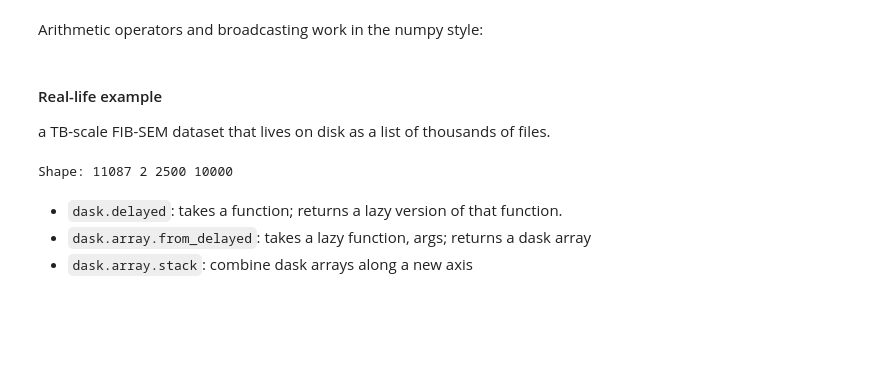
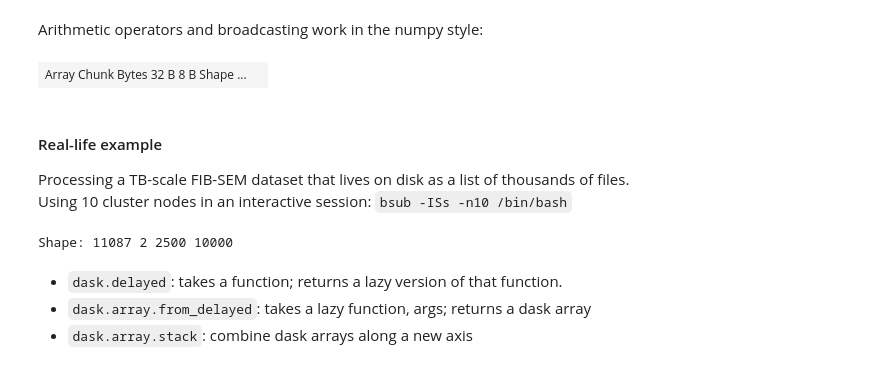
Before and after one commit to d-v-b/presentations, a Jupyter notebook: JaneliaSciComp_Jan132020/dask_demo.ipynb, the cells around one changed output. Saved outputs shown, nothing was run; the diff lists cells and outputs as text; code cells hidden in the pictures; blank space fills up the shorter version.

```diff
--- a/JaneliaSciComp_Jan132020/dask_demo.ipynb
+++ b/JaneliaSciComp_Jan132020/dask_demo.ipynb
@@ -36,12 +36,16 @@ Arithmetic operators and broadcasting work in the numpy style:
 # %%
 arr_small = da.random.randint(0, 255, size= (4,), chunks= (1,))
 mn, mx = arr_small.min(), arr_small.max()
 rescaled = (arr_small - mn) / (mx - mn)
+rescaled
+# %% [output]
+| Array Chunk Bytes 32 B 8 B Shape ... |  |
 # %%
 rescaled.visualize(optimize_graph=True, filename='normalize.png');
 # %% [markdown]
 #### Real-life example
-a TB-scale FIB-SEM dataset that lives on disk as a list of thousands of files.
+Processing a TB-scale FIB-SEM dataset that lives on disk as a list of thousands of files.
+Using 10 cluster nodes in an interactive session: `bsub -ISs -n10 /bin/bash`
 # %%
 from fst.io import read # a function that reads in a single file
 from glob import glob
```
Also changed, not shown: parts of 11 cells of this notebook.
